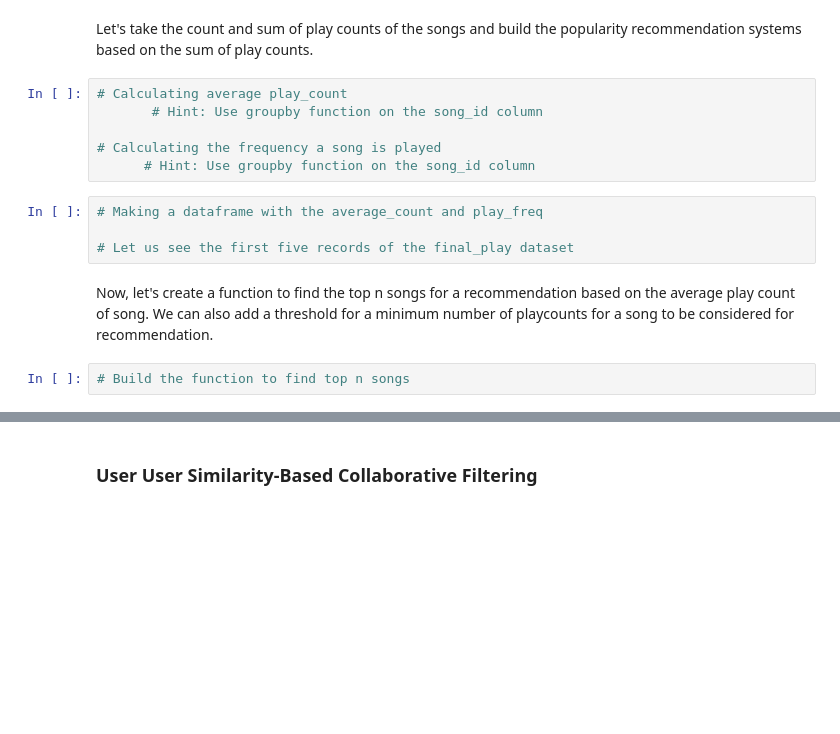
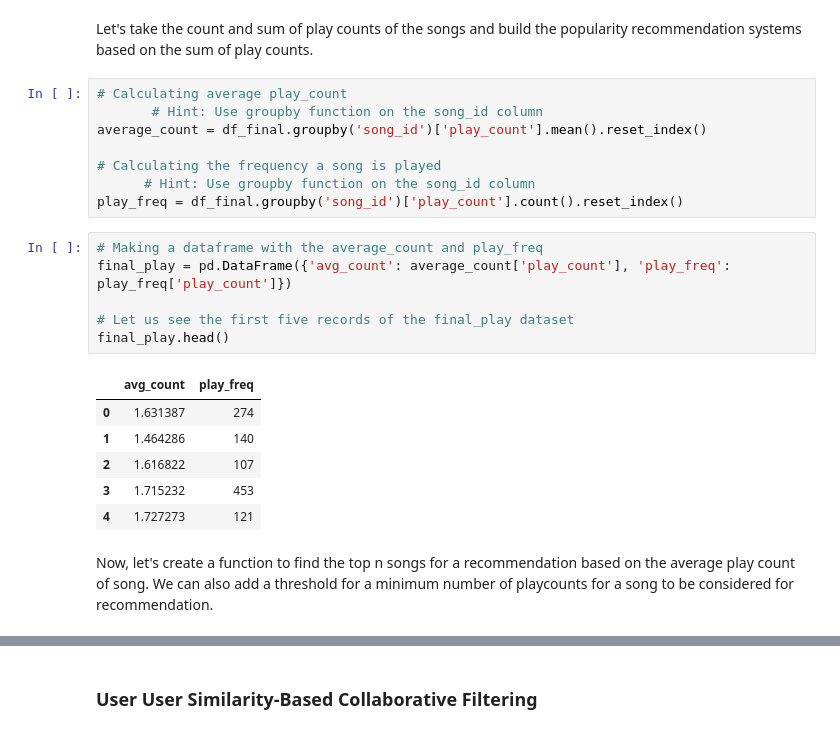
Before and after one commit to AMassani/Angular.Project1, a Jupyter notebook: Music_Recommendation_System_Full_Code.ipynb, the cells around one changed output, grey strips where cells are left out. Drawn from its saved outputs; the diff is of its cells as text; blank space fills up the shorter version.

```diff
--- a/Music_Recommendation_System_Full_Code.ipynb
+++ b/Music_Recommendation_System_Full_Code.ipynb
@@ -526,14 +544,23 @@ Let's take the count and sum of play counts of the songs and build the popularit
 # %%
 # Calculating average play_count
        # Hint: Use groupby function on the song_id column
+average_count = df_final.groupby('song_id')['play_count'].mean().reset_index()
 
 # Calculating the frequency a song is played
       # Hint: Use groupby function on the song_id column
+play_freq = df_final.groupby('song_id')['play_count'].count().reset_index()
 # %%
 # Making a dataframe with the average_count and play_freq
+final_play = pd.DataFrame({'avg_count': average_count['play_count'], 'play_freq': play_freq['play_count']})
 
 # Let us see the first five records of the final_play dataset
+final_play.head()
+# %% [output]
+|  | avg_count | play_freq |
+| 0 | 1.631387 | 274 |
+| 1 | 1.464286 | 140 |
+| 2 | 1.616822 | 107 |
+| 3 | 1.715232 | 453 |
+| 4 | 1.727273 | 121 |
 # %% [markdown]
 Now, let's create a function to find the top n songs for a recommendation based on the average play count of song. We can also add a threshold for a minimum number of playcounts for a song to be considered for recommendation.
-# %%
-# Build the function to find top n songs
```
Also changed, not shown: parts of 10 cells of this notebook.
